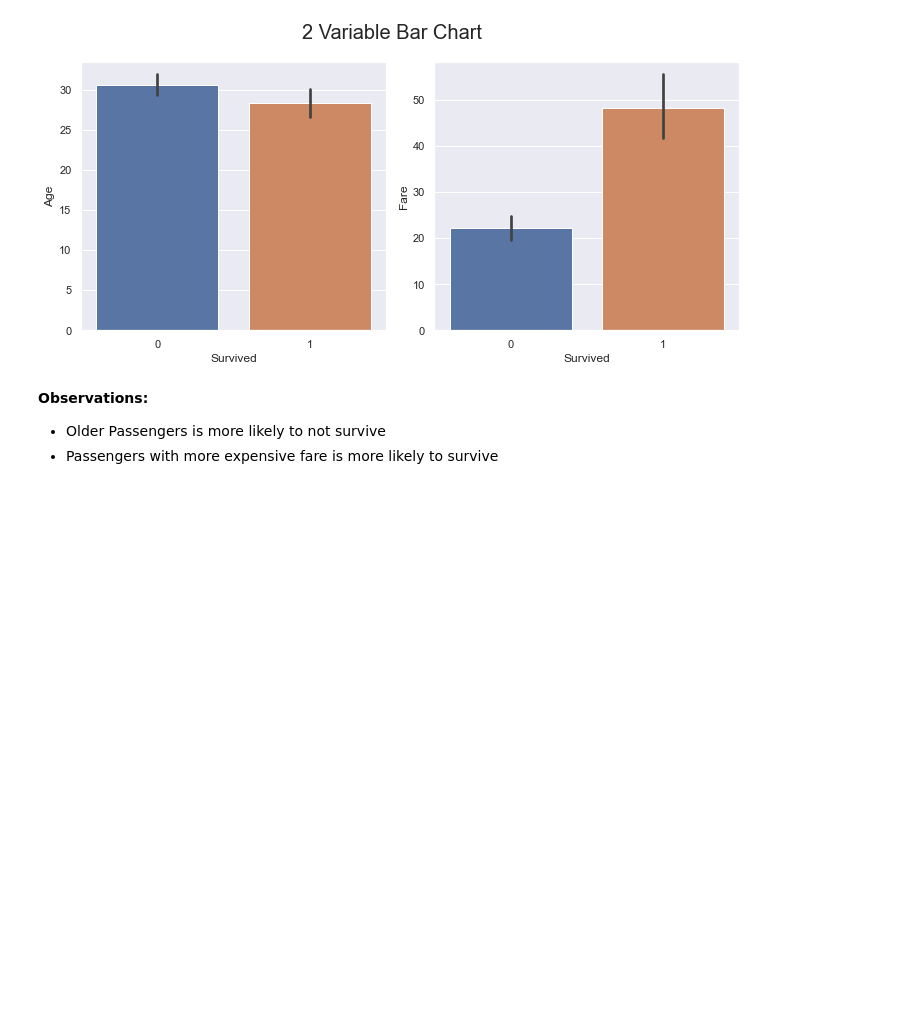
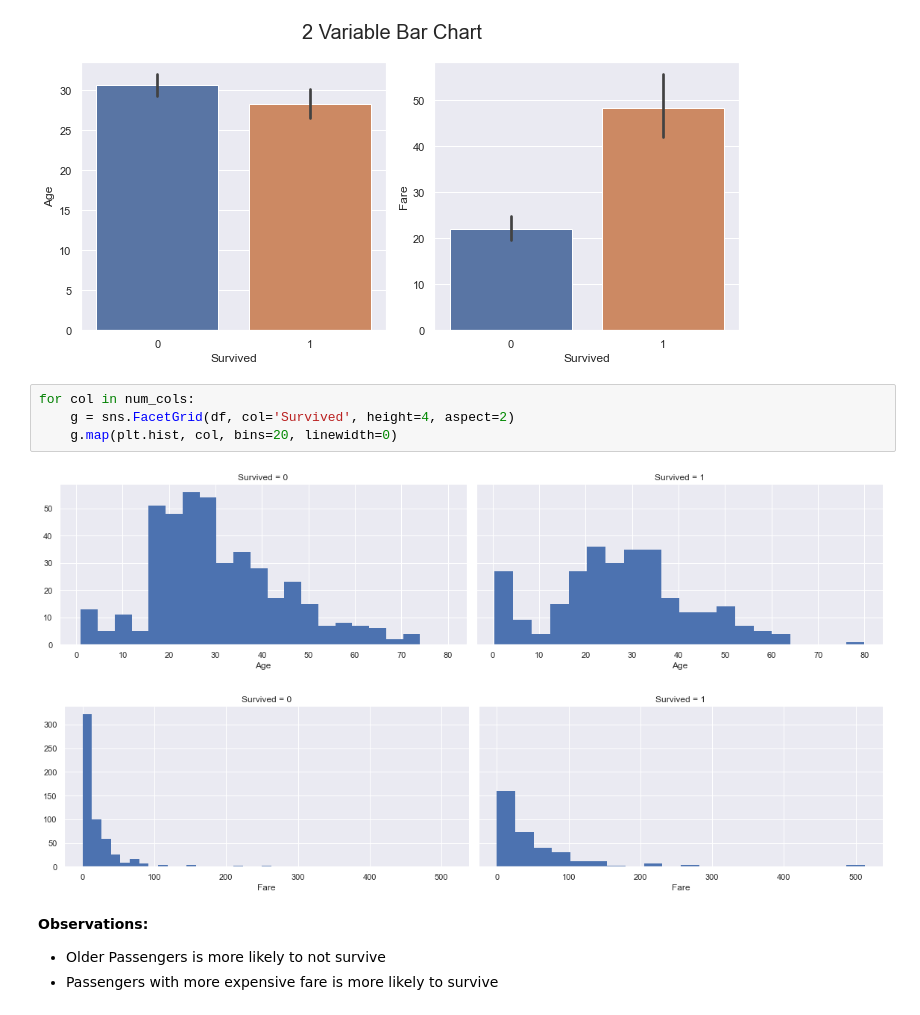
Before and after one commit to edutjie/Machine-Learning-Indonesia.AI, a Jupyter notebook: assignments/EduardusTjitrahardja_A1_batch17.ipynb, the cells around one changed output. Cells and saved outputs as stored; diff of their text form; blank space fills up the shorter version.

```diff
--- a/assignments/EduardusTjitrahardja_A1_batch17.ipynb
+++ b/assignments/EduardusTjitrahardja_A1_batch17.ipynb
@@ -177,6 +200,13 @@ for i, num_col in enumerate(num_cols):
 fig.tight_layout()
 # %% [output]
 [figure]
+# %%
+for col in num_cols:
+    g = sns.FacetGrid(df, col='Survived', height=4, aspect=2)
+    g.map(plt.hist, col, bins=20, linewidth=0)
+# %% [output]
+[figure, added]
+[figure, added]
 # %% [markdown]
 **Observations:**
 - Older Passengers is more likely to not survive
```
Also changed, not shown: parts of 7 cells of this notebook.
